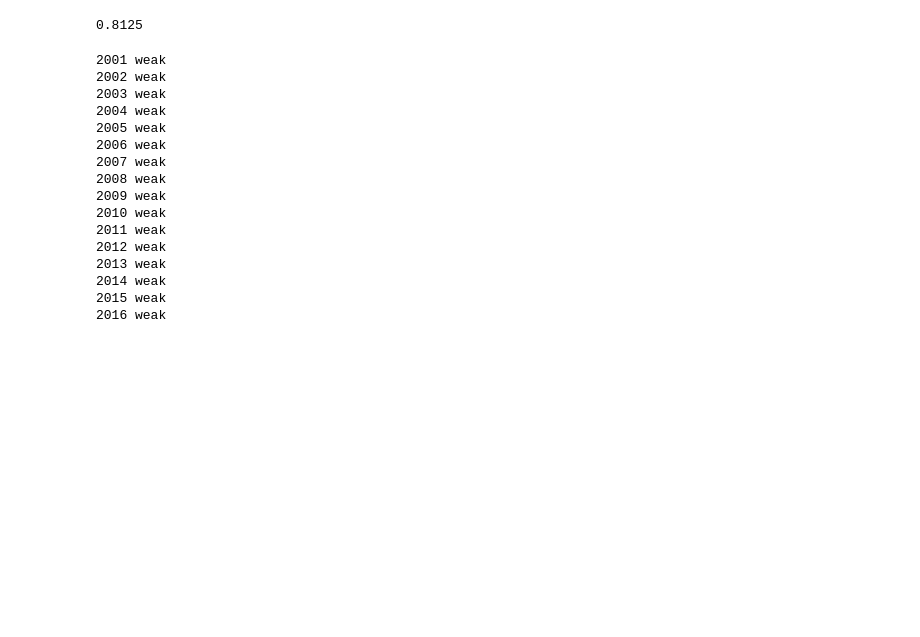
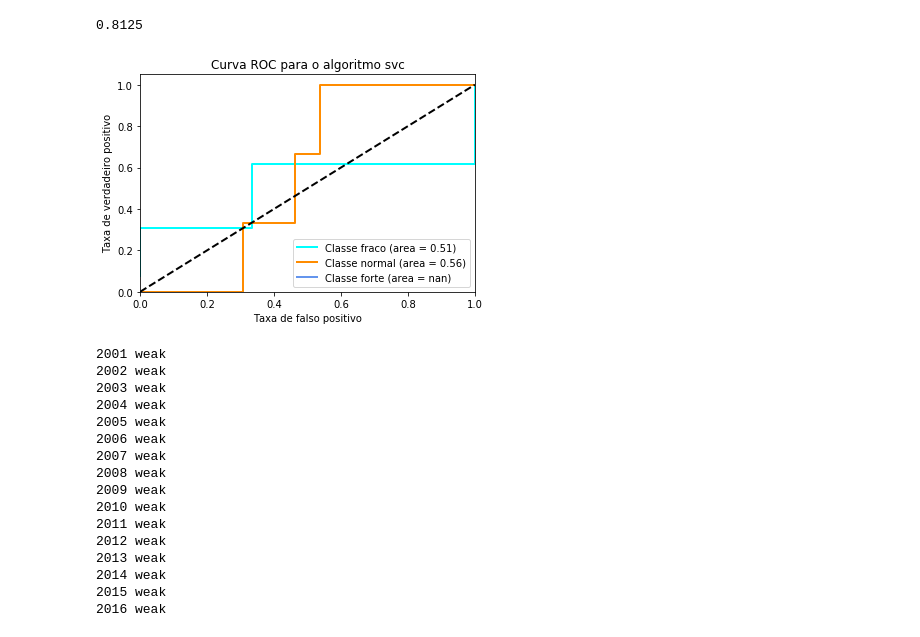
Before and after one commit to tiagotele/experimentos_oceanografia, a Jupyter notebook: Refactored.ipynb, the cells around one changed output. Cells and saved outputs as stored; diff of their text form; code cells hidden in the pictures; blank space fills up the shorter version.

```diff
--- a/Refactored.ipynb
+++ b/Refactored.ipynb
@@ -110,5 +120,5 @@ metrics.accuracy_score(test_df['classes'], new_pred_class)
 # %%
-new_pred_class = test_svc(X_train,y_train, X_test)
+new_pred_class, classifier = test_svc(X_train,y_train, X_test)
 # %% [output]
 2001 weak
 2002 weak
@@ -130,4 +140,8 @@ new_pred_class = test_svc(X_train,y_train, X_test)
 metrics.accuracy_score(test_df['classes'], new_pred_class)
 # %% [output]
 0.8125
+# %%
+plot_roc(classifier, X_train, X_test, y_tr, y_tt, n_classes, algorithm="svc")
+# %% [output]
+[figure, added]
 # %%
```
Also changed, not shown: parts of 18 cells of this notebook, 1 other file.
